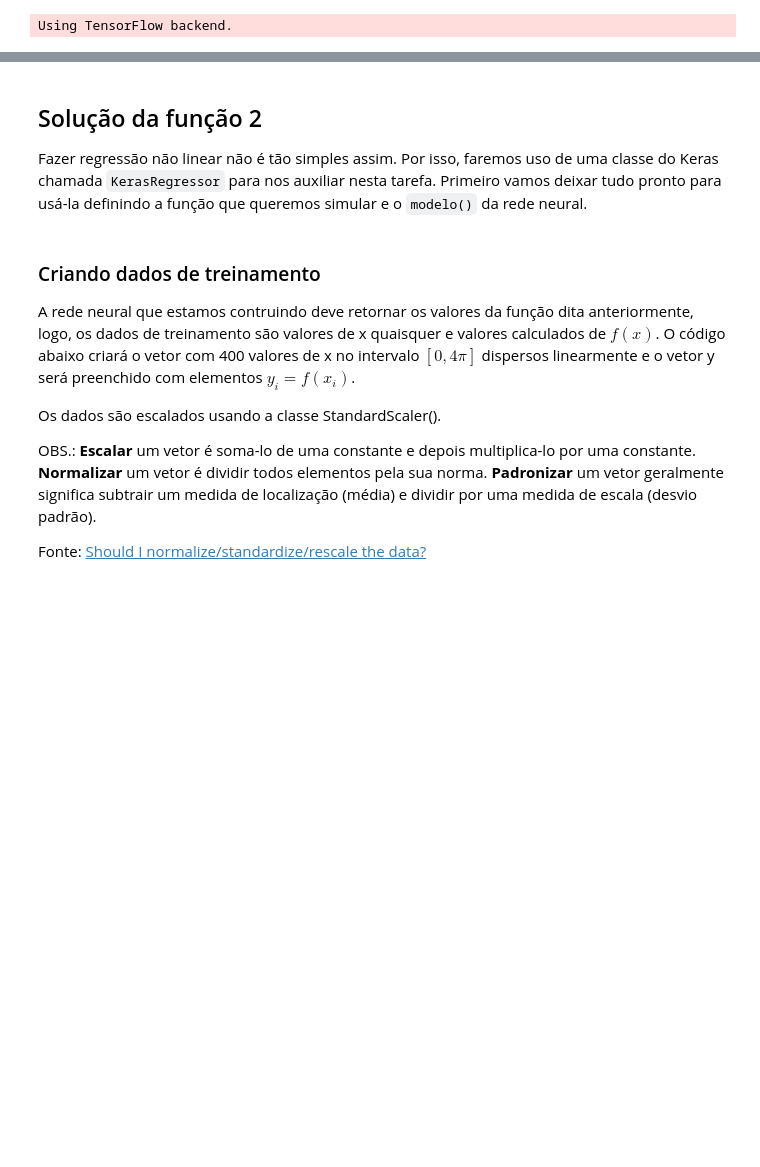
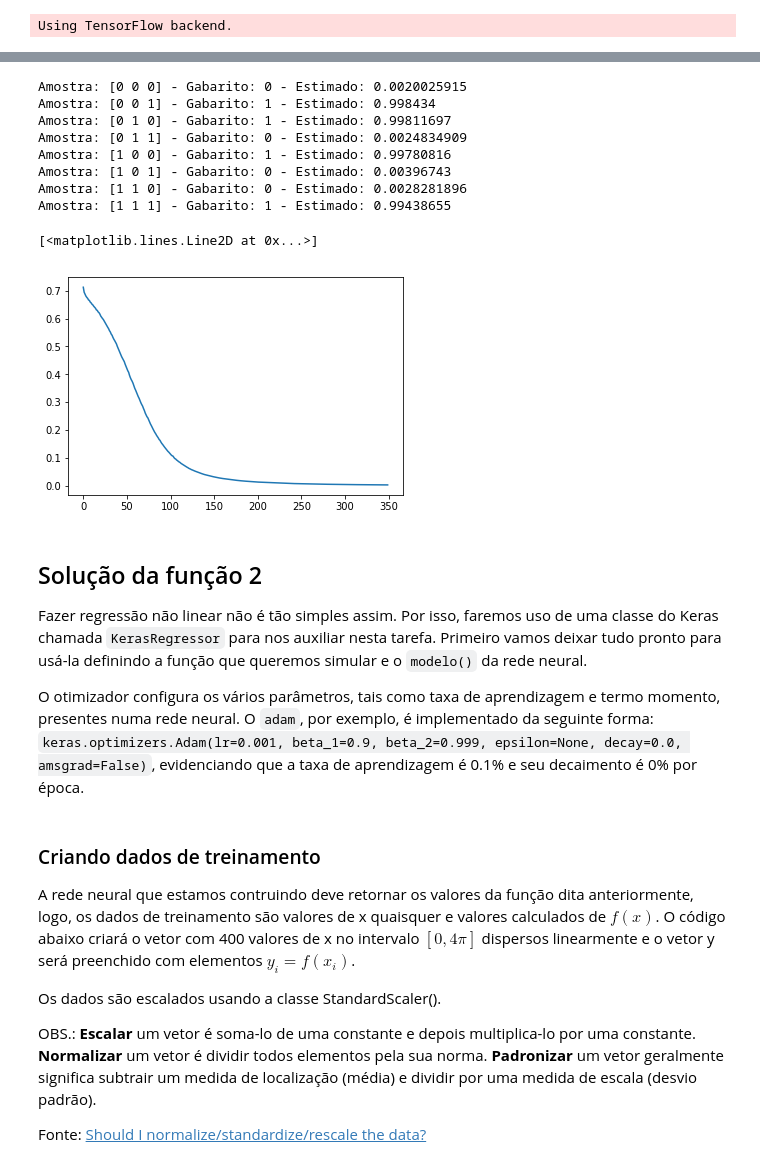
Before and after one commit to victorers1/DCA0133-AprendizagemDeMaquina, a Jupyter notebook: Unidade 2/Q2-EstimadorDeFuncao.ipynb, the cells around one changed output, grey strips where cells are left out. Drawn from its saved outputs; the diff is of its cells as text; code cells hidden in the pictures; blank space fills up the shorter version.

```diff
--- a/Unidade 2/Q2-EstimadorDeFuncao.ipynb
+++ b/Unidade 2/Q2-EstimadorDeFuncao.ipynb
@@ -138,0 +30,13 @@ Tabela verdade XOR:
+# %%
+x_treino,y_treino = [],[]
+for i in range(2):
+    for j in range(2):
+        for k in range(2):
+            x_treino.append([i,j,k])
+            if i^j^k:
+                y_treino.append([1,0])
+            else:
+                y_treino.append([0,1])
+
+x_treino = np.array(x_treino)
+y_treino = np.array(y_treino)
@@ -138,0 +46,8 @@ Tabela verdade XOR:
+# %%
+model = km.Sequential()  # Entrada
+model.add(kl.Dense(60, activation='relu', input_dim=3)) # Primeira camada oculta
+model.add(kl.Dense(60, activation='relu'))
+model.add(kl.Dense(2, activation='softmax'))
+model.compile(loss='categorical_crossentropy', optimizer='adam', metrics=['acc'])
+
+H = model.fit(x_treino, y_treino, epochs=350, verbose=0, batch_size=2)
@@ -139,6 +61,31 @@ Tabela verdade XOR:
+# %%
+rotulos = []
+for i in range(2):
+    for j in range(2):
+        for k in range(2):
+            rotulos.append(model.predict(np.array([[i,j,k]])))
+
+for i in range(len(rotulos)):
+    print('Amostra: '+str(x_treino[i])+' - Gabarito: '+str(y_treino[i][0])+' - Estimado: '+str(rotulos[i][0][0]))
+
+plt.plot(H.history['loss'])
+# %% [output]
+Amostra: [0 0 0] - Gabarito: 0 - Estimado: 0.0020025915
+Amostra: [0 0 1] - Gabarito: 1 - Estimado: 0.998434
+Amostra: [0 1 0] - Gabarito: 1 - Estimado: 0.99811697
+Amostra: [0 1 1] - Gabarito: 0 - Estimado: 0.0024834909
+Amostra: [1 0 0] - Gabarito: 1 - Estimado: 0.99780816
+Amostra: [1 0 1] - Gabarito: 0 - Estimado: 0.00396743
+Amostra: [1 1 0] - Gabarito: 0 - Estimado: 0.0028281896
+Amostra: [1 1 1] - Gabarito: 1 - Estimado: 0.99438655
+[<matplotlib.lines.Line2D at 0x...>]
+[figure, added]
 # %% [markdown]
 ## Solução da função 2
 Fazer regressão não linear não é tão simples assim. Por isso, faremos uso de uma classe do Keras chamada `KerasRegressor` para nos auxiliar nesta tarefa. Primeiro vamos deixar tudo pronto para usá-la definindo a função que queremos simular e o `modelo()` da rede neural.
+
+O otimizador configura os vários parâmetros, tais como taxa de aprendizagem e termo momento, presentes numa rede neural. O `adam`, por exemplo, é implementado da seguinte forma:
+`keras.optimizers.Adam(lr=0.001, beta_1=0.9, beta_2=0.999, epsilon=None, decay=0.0, amsgrad=False)`, evidenciando que a taxa de aprendizagem é 0.1% e seu decaimento é 0% por época.
 # %%
 qtd_ponto = 300  # QUANTIDADE DE PONTOS
 def objetivo(x):
```
Also changed, not shown: parts of 6 cells of this notebook, 1 other file.
